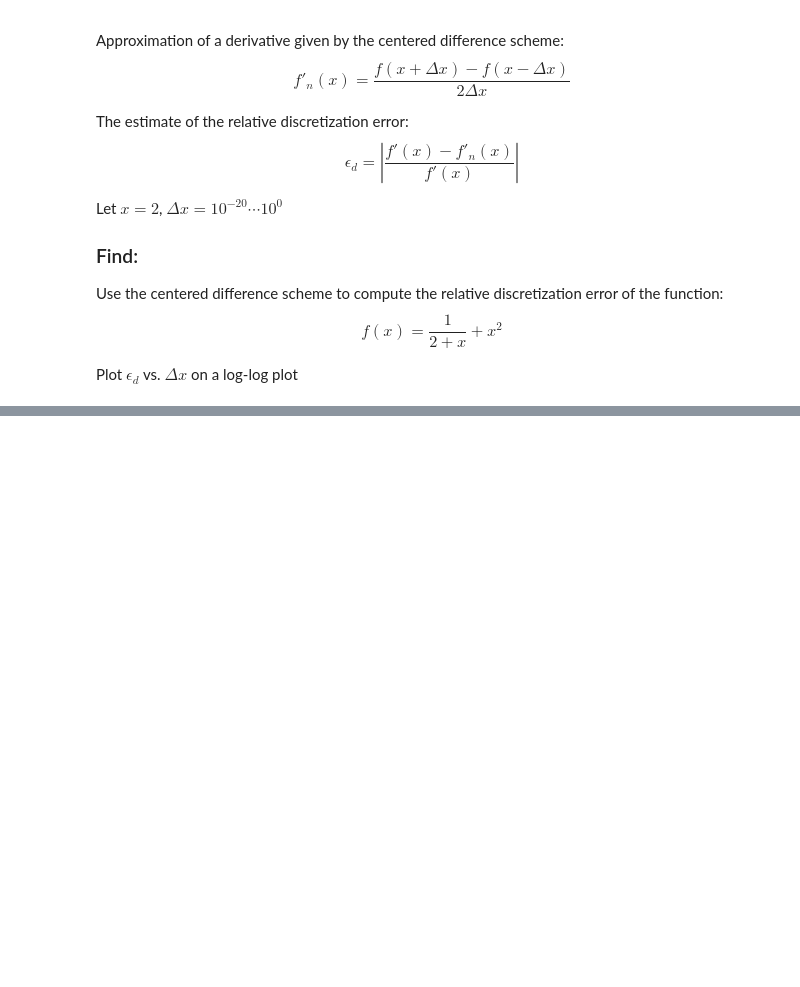
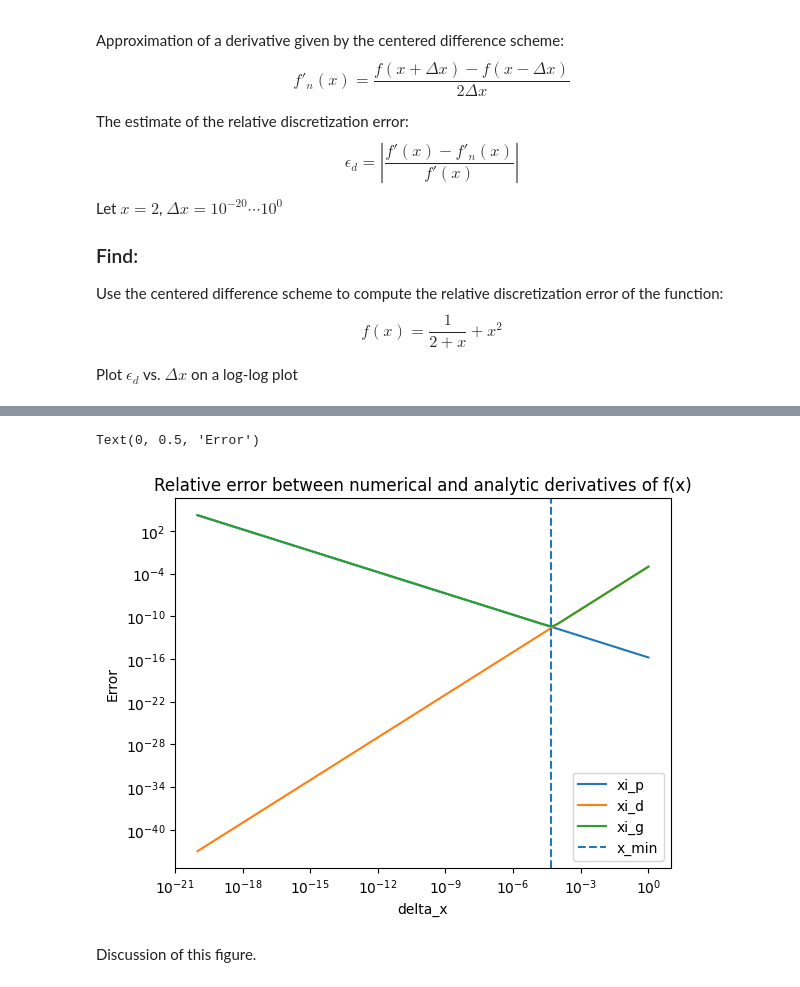
Before and after one commit to Rettdog/SG2212-Homework, a Jupyter notebook: hw1.ipynb, the cells around one changed output, grey strips where cells are left out. Saved outputs shown, nothing was run; the diff lists cells and outputs as text; code cells hidden in the pictures; blank space fills up the shorter version.

```diff
--- a/hw1.ipynb
+++ b/hw1.ipynb
@@ -113,0 +113,26 @@ plt.loglog(delta_x, e_d)
+# %%
+delta_x = np.array(delta_x)
+xi_p = np.divide(f(2) * numprec_double, dfdx(2) * np.sqrt(2) * delta_x)
+xi_d = np.divide(delta_x * delta_x * np.abs(d3fdx3(2)), 6 * np.abs(dfdx(2)))
+xi_g = np.sqrt(xi_p*xi_p + xi_d*xi_d)
+
+plt.figure()
+plt.loglog(delta_x, xi_p)
+plt.loglog(delta_x, xi_d)
+plt.loglog(delta_x, xi_g)
+
+# The minimum should occur at delta_x_min
+delta_x_min = np.cbrt(np.abs(np.divide(6 * f(2) * numprec_double, 2 * d3fdx3(2))))
+
+plt.axvline(delta_x_min, linestyle='--')
+
+plt.legend(["xi_p", "xi_d", "xi_g", "x_min"])
+
+plt.title("Relative error between numerical and analytic derivatives of f(x)")
+plt.xlabel("delta_x")
+plt.ylabel("Error")
+# %% [output]
+Text(0, 0.5, 'Error')
+[figure, added]
+# %% [markdown]
+Discussion of this figure.
```
Also changed, not shown: parts of 3 cells of this notebook.
